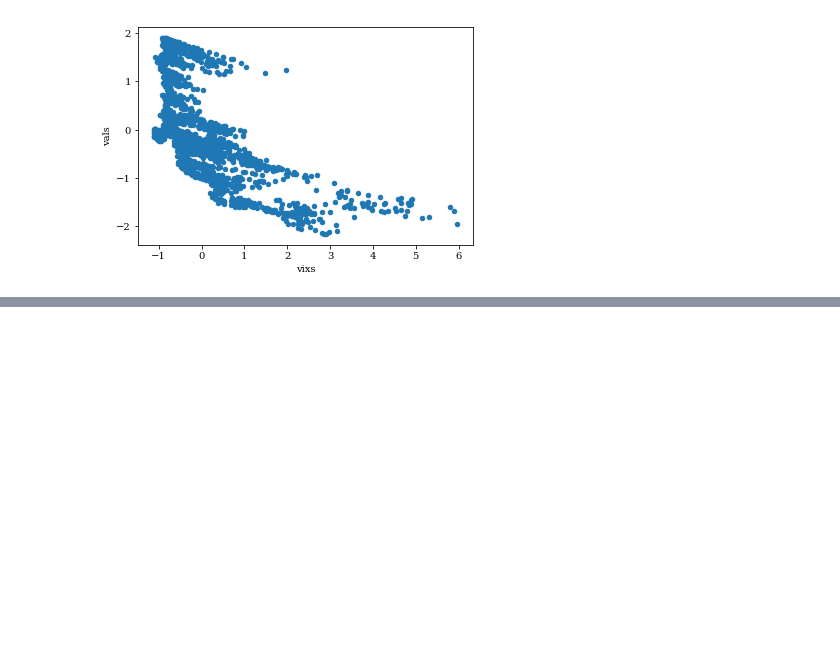
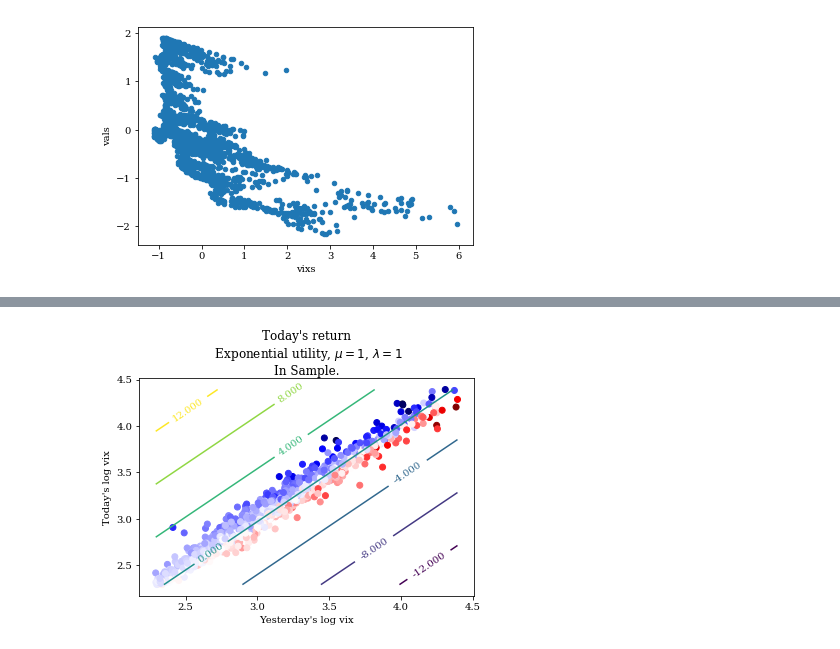
Before and after one commit to neuschwanstein/MEMOIRE, a Jupyter notebook: experiments/vix.ipynb, the cells around one changed output, grey strips where cells are left out. Saved outputs shown, nothing was run; the diff lists cells and outputs as text; code cells hidden in the pictures; blank space fills up the shorter version.

```diff
--- a/experiments/vix.ipynb
+++ b/experiments/vix.ipynb
@@ -97,0 +110,16 @@ expu = lambda x: -cvx.exp(-x)
+# %%
+q = solve(expu,1,r)
+# %%
+plt.scatter(X[:,0],X[:,1],c=r,cmap='seismic');
+delta = 50
+xx1 = np.linspace(min(X[:,0]),max(X[:,0]),delta)
+xx2 = np.linspace(min(X[:,1]),max(X[:,1]),delta)
+X_s = np.array(np.meshgrid(xx1,xx2,[1])).T[0].reshape((delta*delta,3))
+Z = np.inner(X_s,q).reshape((delta,delta))
+cont = plt.contour(xx1,xx2,Z)
+plt.clabel(cont);
+plt.xlabel('Yesterday\'s log vix');
+plt.ylabel('Today\'s log vix');
+plt.title('Today\'s return\n Exponential utility, $\mu = 1$, $\lambda=1$\nIn Sample.');
+# %% [output]
+[figure, added]
```
Also changed, not shown: parts of 49 cells of this notebook, 1 other file.
